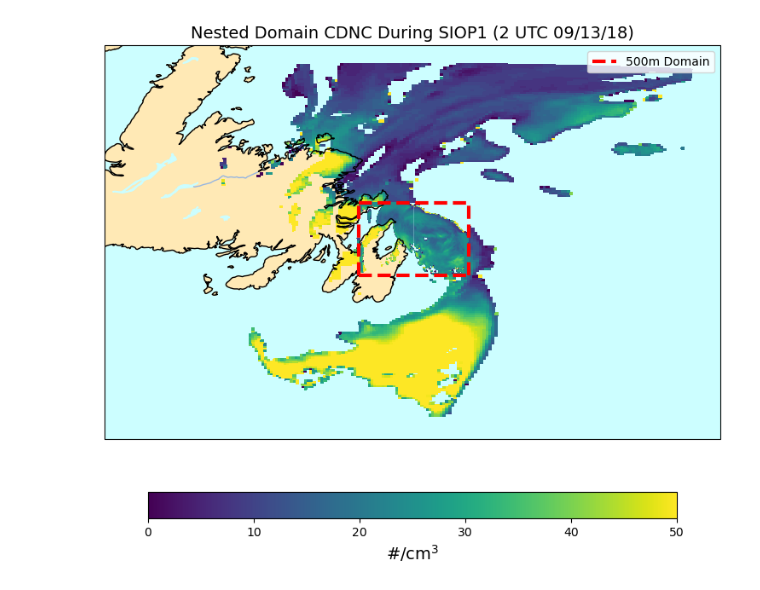
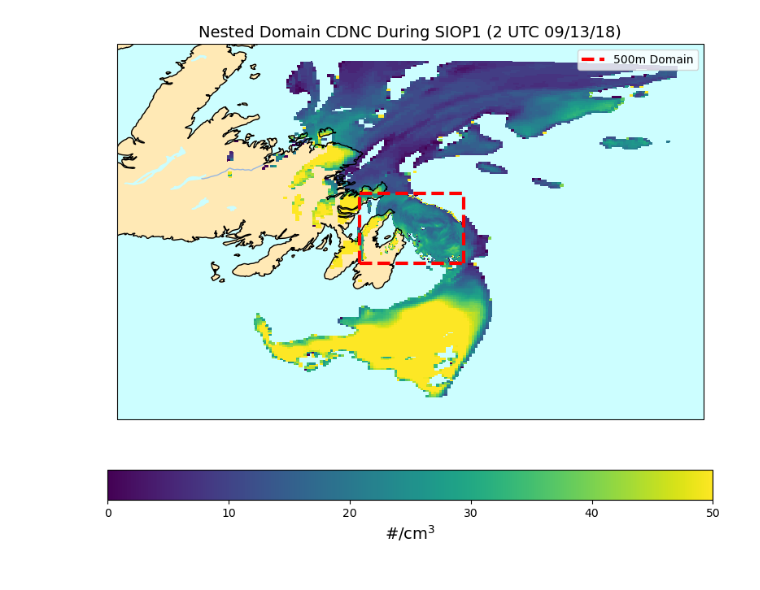
Before and after one commit to noahasch/python_scripts_git, a Jupyter notebook: nested_plot.ipynb, the cells around one changed output. Saved outputs shown, nothing was run; the diff lists cells and outputs as text; code cells hidden in the pictures.

```diff
--- a/nested_plot.ipynb
+++ b/nested_plot.ipynb
@@ -1,22 +15,9 @@
 # %%
-import matplotlib.pyplot as plt
-import iris.plot as iplt
-import cartopy.crs as ccrs
-import cartopy.feature as cfeature
-import numpy as np
-import iris
-
-
 time = 13
 level = 0
-# Load data
-high_res_drop = iris.load_cube('/ocean/projects/atm200005p/nasch/CFOG/rose_runs/w_min_0.001_sigma_fixed_DCAT_off/wvarfac_scaled/u_cx735_wvarfac_0.1/resn_2/droplet_500m.nc')
-high_res_frac = iris.load_cube('/ocean/projects/atm200005p/nasch/CFOG/rose_runs/w_min_0.001_sigma_fixed_DCAT_off/wvarfac_scaled/u_cx735_wvarfac_0.1/resn_2/fraction_500m.nc')
-low_res_drop = iris.load_cube('/ocean/projects/atm200005p/nasch/CFOG/rose_runs/w_min_0.001_sigma_fixed_DCAT_off/wvarfac_scaled/u_cx735_wvarfac_0.1/resn_1/droplet_4km.nc')
-low_res_frac = iris.load_cube('/ocean/projects/atm200005p/nasch/CFOG/rose_runs/w_min_0.001_sigma_fixed_DCAT_off/wvarfac_scaled/u_cx735_wvarfac_0.1/resn_1/fraction_4km.nc')
 
 # Process high-resolution CDNC
-high_res_cdnc = high_res_drop[time,level] * 1.2e-6 / high_res_frac[time,level]  ##wanted to include to boundary transitions
+high_res_cdnc = high_res_drop[time,level] * 1.2e-6 / high_res_frac[time,level]  ##wanted to include boundary transitions, careful with density as you move up in atmosphere here
 high_res_cdnc = iris.util.mask_cube(high_res_cdnc, np.isnan(high_res_cdnc.data))
 
 # Process low-resolution CDNC
@@ -73,36 +74,36 @@ mask_low_res_within_high_res = np.logical_and(
 low_res_cdnc.data[mask_low_res_within_high_res] = np.nan
 
 # Create the figure
-fig = plt.figure(figsize=(10, 8))
+fig = plt.figure(figsize=(12, 8))
 ax = fig.add_subplot(1, 1, 1, projection=ccrs.PlateCarree())
 
 # Plot the 4km CDNC using unrotated lat/lon (the base map)
 out = ax.pcolormesh(true_lons_4km, true_lats_4km, low_res_cdnc.data, cmap='viridis', vmin=0, vmax=50)
 
 # Add geographic features
 ax.add_feature(cfeature.OCEAN, facecolor='#CCFEFF')
 ax.add_feature(cfeature.LAKES, facecolor='#CCFEFF')
 ax.add_feature(cfeature.RIVERS, facecolor='#CCFEFF')
 ax.add_feature(cfeature.COASTLINE)
 ax.add_feature(cfeature.LAND, facecolor='#FFE9B5')
 
 # Overlay the 500m nested domain with a red dashed rectangle
 ax.plot([high_lon_min, high_lon_max], [high_lat_min, high_lat_min], color='red', linewidth=3, linestyle='--')  # Bottom
 ax.plot([high_lon_min, high_lon_max], [high_lat_max, high_lat_max], color='red', linewidth=3, linestyle='--')  # Top
 ax.plot([high_lon_min, high_lon_min], [high_lat_min, high_lat_max], color='red', linewidth=3, linestyle='--')  # Left
 ax.plot([high_lon_max, high_lon_max], [high_lat_min, high_lat_max], color='red', linewidth=3, linestyle='--')  # Right
 
 # Plot the high-resolution CDNC inside the red rectangle
-out_high_res = ax.pcolormesh(true_lons_500m, true_lats_500m, high_res_cdnc.data, cmap='viridis', vmin=0, vmax=50, alpha=0.7)
+out_high_res = ax.pcolormesh(true_lons_500m, true_lats_500m, high_res_cdnc.data, cmap='viridis', vmin=0, vmax=50)
 
 # Add colorbar
 cbar = plt.colorbar(out, ax=ax, orientation='horizontal', pad=0.1, aspect=20, shrink=0.8)
 cbar.set_label('#/cm$^3$', fontsize=14)
 
 # Add title and legend
 plt.title(f'Nested Domain CDNC During SIOP1 (2 UTC 09/13/18)', fontsize=14)
 plt.legend(["500m Domain"], loc='upper right')
 
 plt.show()
 # %% [output]
-[figure, old version]
+[figure, new version]
```
Also changed, not shown: parts of 2 cells of this notebook.
